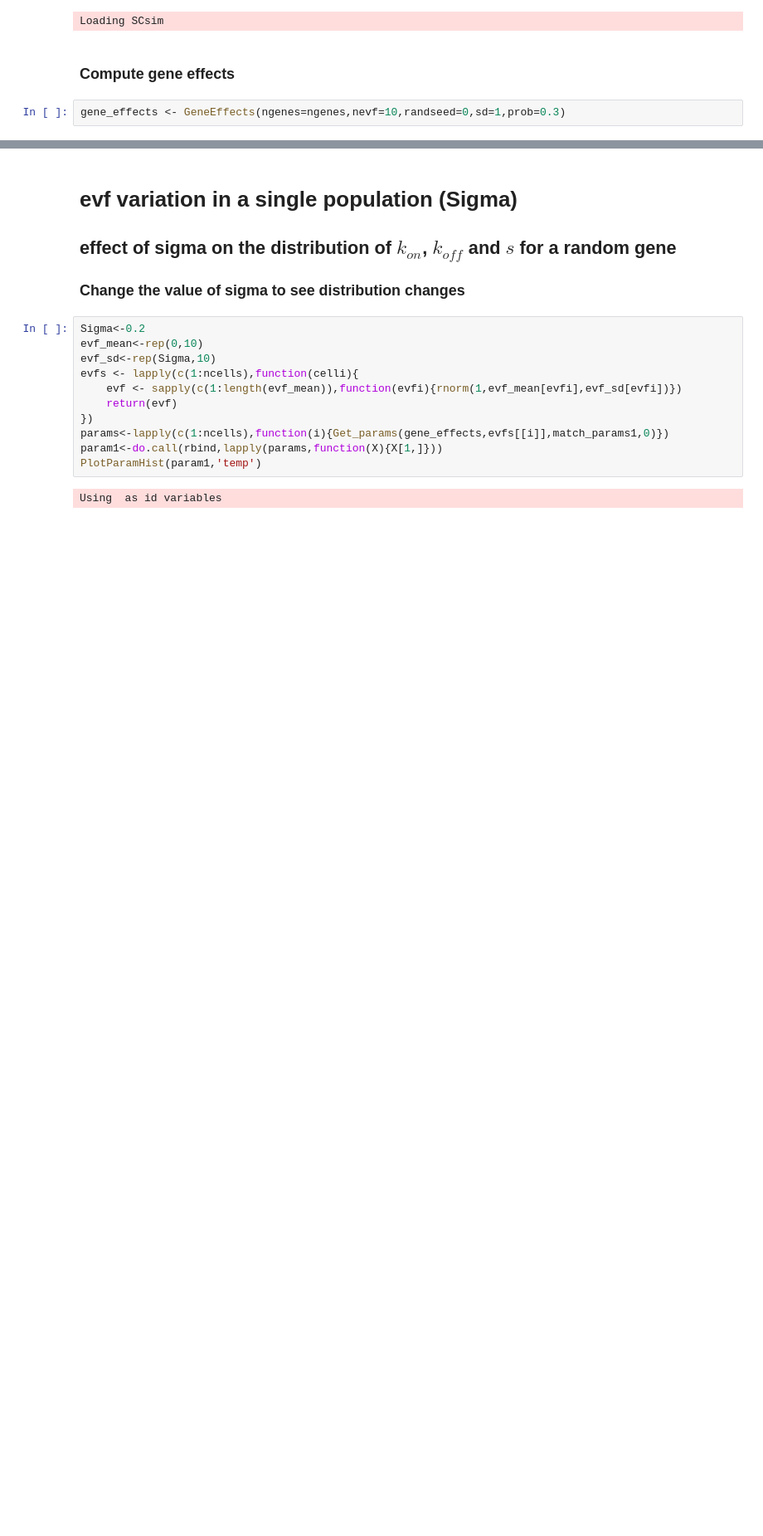
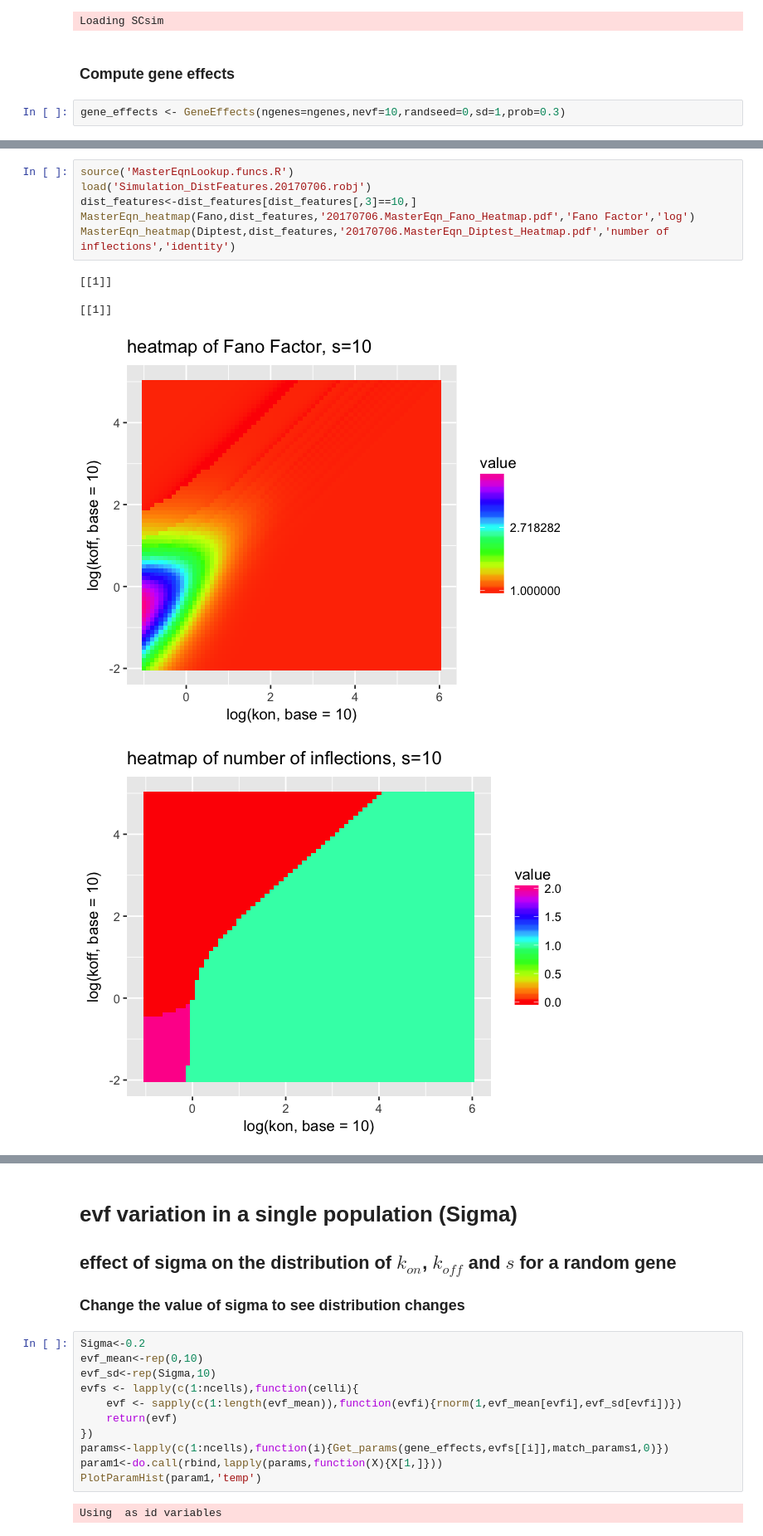
Before and after one commit to YosefLab/SymSim, a Jupyter notebook: Manual.ipynb, the cells around one changed output, grey strips where cells are left out. Shown at 83% size. Cells and saved outputs as stored; diff of their text form; blank space fills up the shorter version.

```diff
--- a/Manual.ipynb
+++ b/Manual.ipynb
@@ -26,0 +35,12 @@ gene_effects <- GeneEffects(ngenes=ngenes,nevf=10,randseed=0,sd=1,prob=0.3)
+# %%
+source('MasterEqnLookup.funcs.R')
+load('Simulation_DistFeatures.20170706.robj')
+dist_features<-dist_features[dist_features[,3]==10,]
+MasterEqn_heatmap(Fano,dist_features,'20170706.MasterEqn_Fano_Heatmap.pdf','Fano Factor','log')
+MasterEqn_heatmap(Diptest,dist_features,'20170706.MasterEqn_Diptest_Heatmap.pdf','number of inflections','identity')
+# %% [output]
+[[1]]
+
+[[1]]
+[figure, added]
+[figure, added]
```
Also changed, not shown: parts of 21 cells of this notebook, 3 other files.
